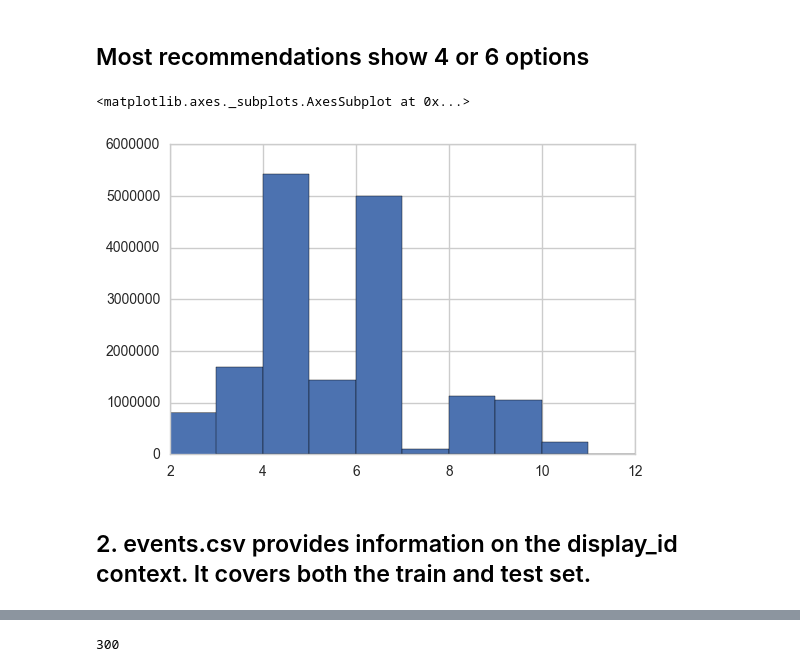
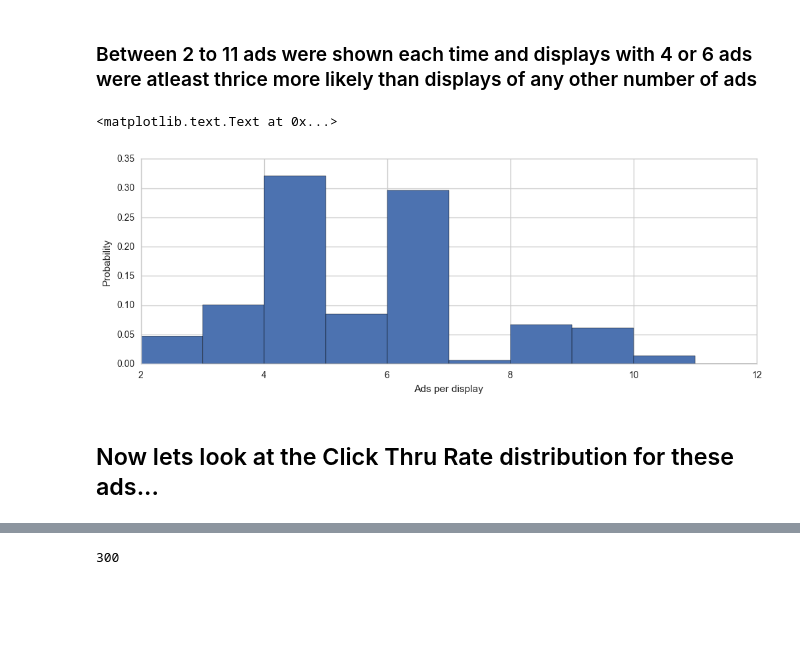
Before and after one commit to vishalchangrani/outbrain, a Jupyter notebook: Outbrain.ipynb, the cells around one changed output, grey strips where cells are left out. Cells and saved outputs as stored; diff of their text form; code cells hidden in the pictures; blank space fills up the shorter version.

```diff
--- a/Outbrain.ipynb
+++ b/Outbrain.ipynb
@@ -21,9 +21,12 @@ clicks_test = pd.read_csv('./data/clicks_test.csv',  dtype={"display_id": int, "
-# %% [markdown]
-## Most recommendations show 4 or 6 options
-# %%
-clicks_train['ad_id'].groupby(clicks_train['display_id']).size().hist()
-# %% [output]
-<matplotlib.axes._subplots.AxesSubplot at 0x...>
-[figure, removed]
-# %% [markdown]
-## 2. events.csv provides information on the display_id context. It covers both the train and test set.
+# %% [markdown]
+### Between 2 to 11 ads were shown each time and displays with 4 or 6 ads were atleast thrice more likely than displays of any other number of ads
+# %%
+plt.figure(figsize=(12,4))
+ax = clicks_train['ad_id'].groupby(clicks_train['display_id']).size().hist(normed=1)
+ax.set_xlabel("Ads per display")
+ax.set_ylabel("Probability")
+# %% [output]
+<matplotlib.text.Text at 0x...>
+[figure, added]
+# %% [markdown]
+## Now lets look at the Click Thru Rate distribution for these ads...
```
Also changed, not shown: parts of 45 cells of this notebook.
